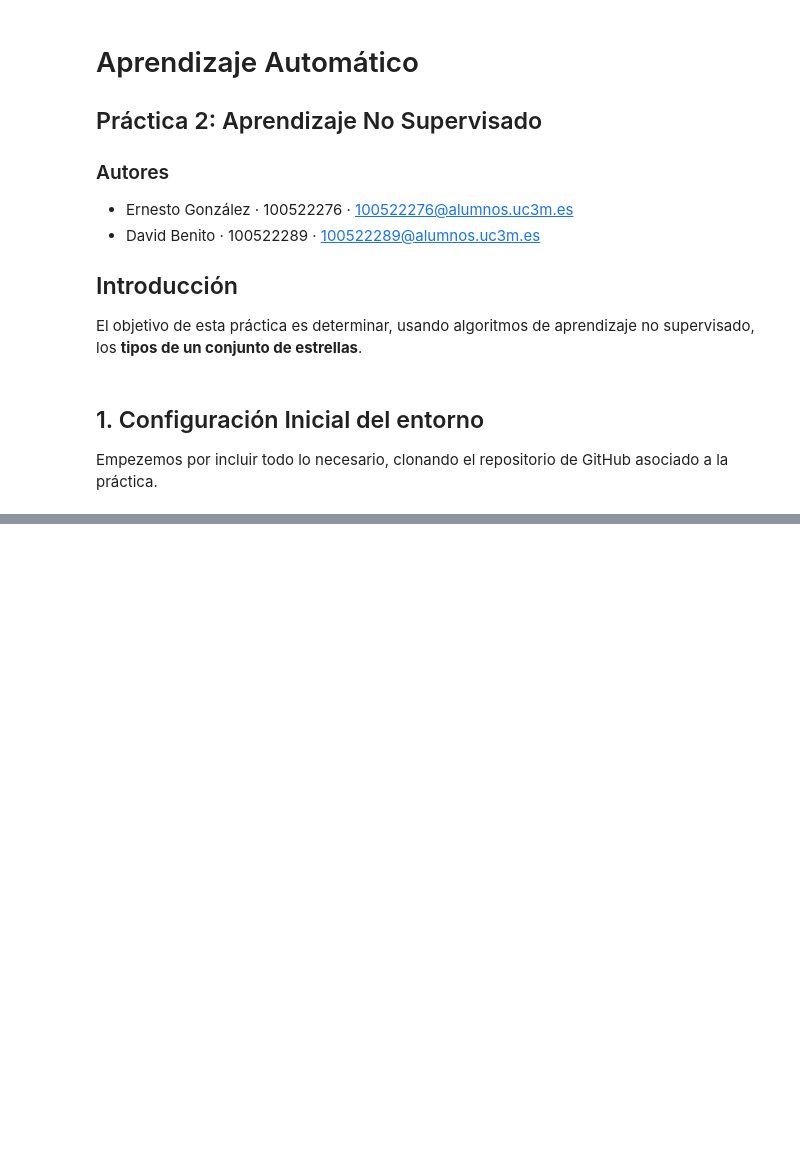
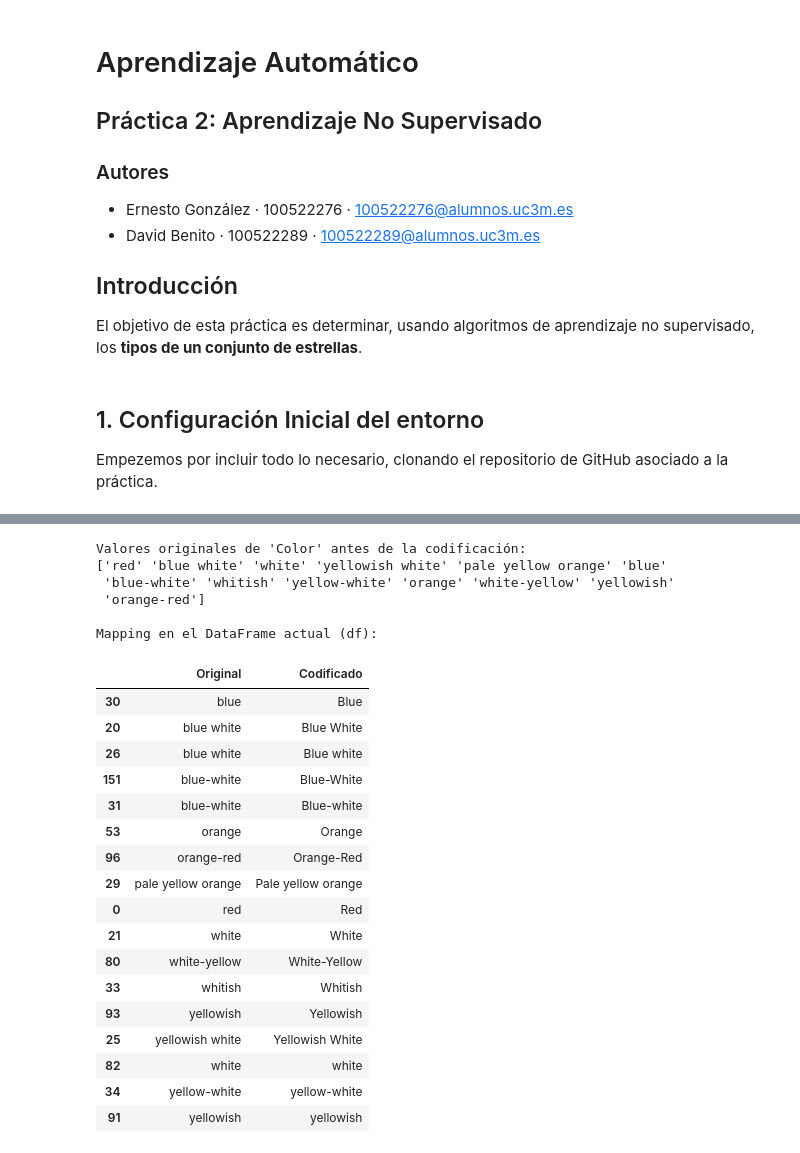
Before and after one commit to 100522289/p2-aprendizaje-automatico-100522276-100522289, a Jupyter notebook: 2_aprendizaje_no_supervisado.ipynb, the cells around one changed output, grey strips where cells are left out. Saved outputs shown, nothing was run; the diff lists cells and outputs as text; code cells hidden in the pictures; blank space fills up the shorter version.

```diff
--- a/2_aprendizaje_no_supervisado.ipynb
+++ b/2_aprendizaje_no_supervisado.ipynb
@@ -22,0 +23,21 @@ Resolving deltas: 100% (2/2), done.
+# %%
+import pandas as pd
+import numpy as np
+from sklearn import preprocessing
+
+# Cargar el dataset
+file_path = 'p2-aprendizaje-automatico-100522276-100522289/stars_data.csv'
+df = pd.read_csv(file_path)
+
+# Descripción personalizada de las variables
+print("Descripción de las variables del dataset:")
+for col in df.columns:
+    dtype = df[col].dtype
+    unique_vals = df[col].nunique()
+    print(f"- Variable: {col}")
+    print(f"  Tipo: {dtype}")
+    print(f"  Valores únicos: {unique_vals}")
+    print("-" * 30)
+
+# Mostrar las primeras filas
+display(df.head())
@@ -22,0 +68,43 @@ Resolving deltas: 100% (2/2), done.
+# %%
+import pandas as pd
+
+# Recargamos una versión temporal para ver los nombres originales
+df_raw = pd.read_csv('p2-aprendizaje-automatico-100522276-100522289/stars_data.csv')
+df_raw['Color'] = df_raw['Color'].str.strip().str.lower()
+
+print("Valores originales de 'Color' antes de la codificación:")
+print(df_raw['Color'].unique())
+
+print("\nMapping en el DataFrame actual (df):")
+# Mostramos la relación entre el color original y el código asignado
+mapping = pd.DataFrame({
+    'Original': df_raw['Color'],
+    'Codificado': df['Color']
+}).drop_duplicates().sort_values(by='Codificado')
+
+display(mapping)
+# %% [output]
+Valores originales de 'Color' antes de la codificación:
+['red' 'blue white' 'white' 'yellowish white' 'pale yellow orange' 'blue'
+ 'blue-white' 'whitish' 'yellow-white' 'orange' 'white-yellow' 'yellowish'
+ 'orange-red']
+
+Mapping en el DataFrame actual (df):
+|  | Original | Codificado |
+| 30 | blue | Blue |
+| 20 | blue white | Blue White |
+| 26 | blue white | Blue white |
+| 151 | blue-white | Blue-White |
+| 31 | blue-white | Blue-white |
+| 53 | orange | Orange |
+| 96 | orange-red | Orange-Red |
+| 29 | pale yellow orange | Pale yellow orange |
+| 0 | red | Red |
+| 21 | white | White |
+| 80 | white-yellow | White-Yellow |
+| 33 | whitish | Whitish |
+| 93 | yellowish | Yellowish |
+| 25 | yellowish white | Yellowish White |
+| 82 | white | white |
+| 34 | yellow-white | yellow-white |
+| 91 | yellowish | yellowish |
```
Also changed, not shown: parts of 7 cells of this notebook.
